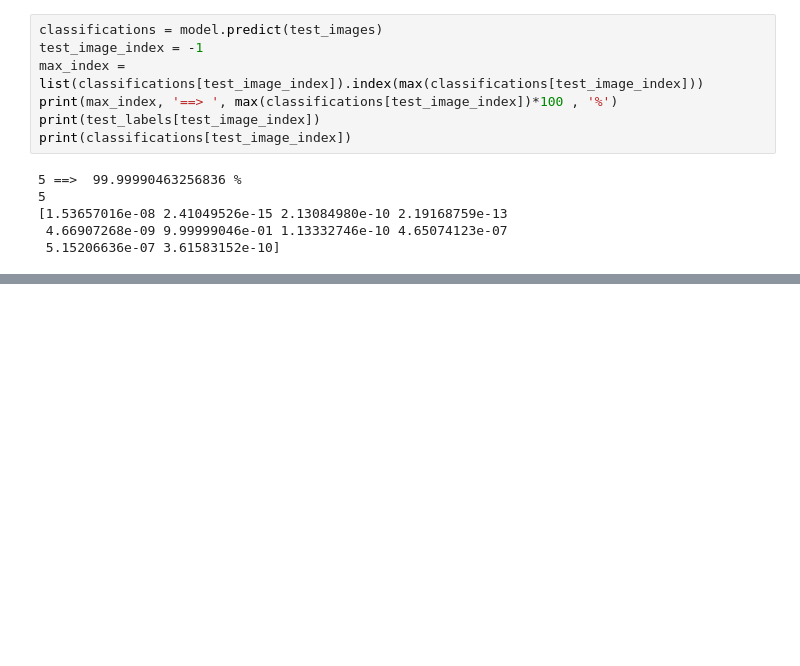
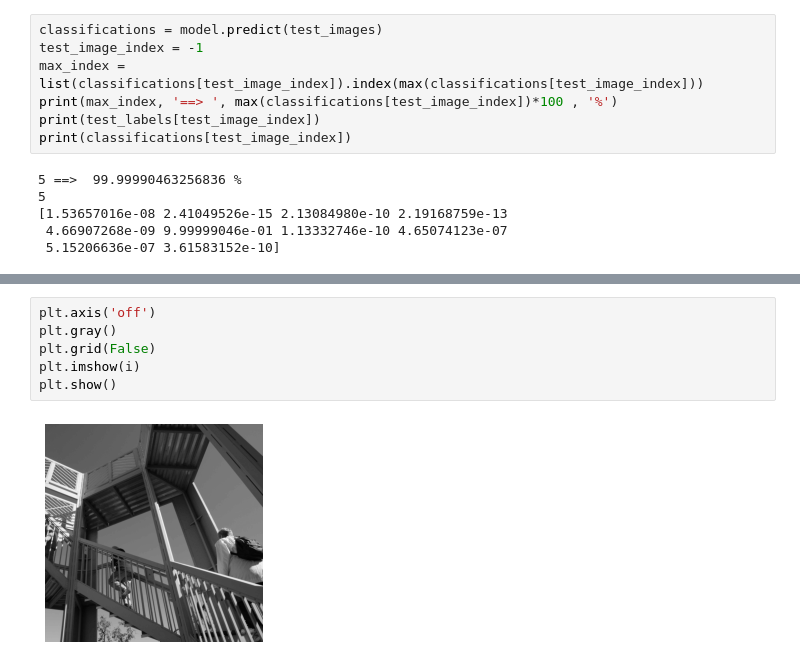
Before and after one commit to mehash32/AI, a Jupyter notebook: Machine_Learning_Foundations_pynb.ipynb, the cells around one changed output, grey strips where cells are left out. Saved outputs shown, nothing was run; the diff lists cells and outputs as text; blank space fills up the shorter version.

```diff
--- a/Machine_Learning_Foundations_pynb.ipynb
+++ b/Machine_Learning_Foundations_pynb.ipynb
@@ -235,0 +226,8 @@ print(classifications[test_image_index])
+# %%
+plt.axis('off')
+plt.gray()
+plt.grid(False)
+plt.imshow(i)
+plt.show()
+# %% [output]
+[figure, added]
```
Also changed, not shown: parts of 12 cells of this notebook.
